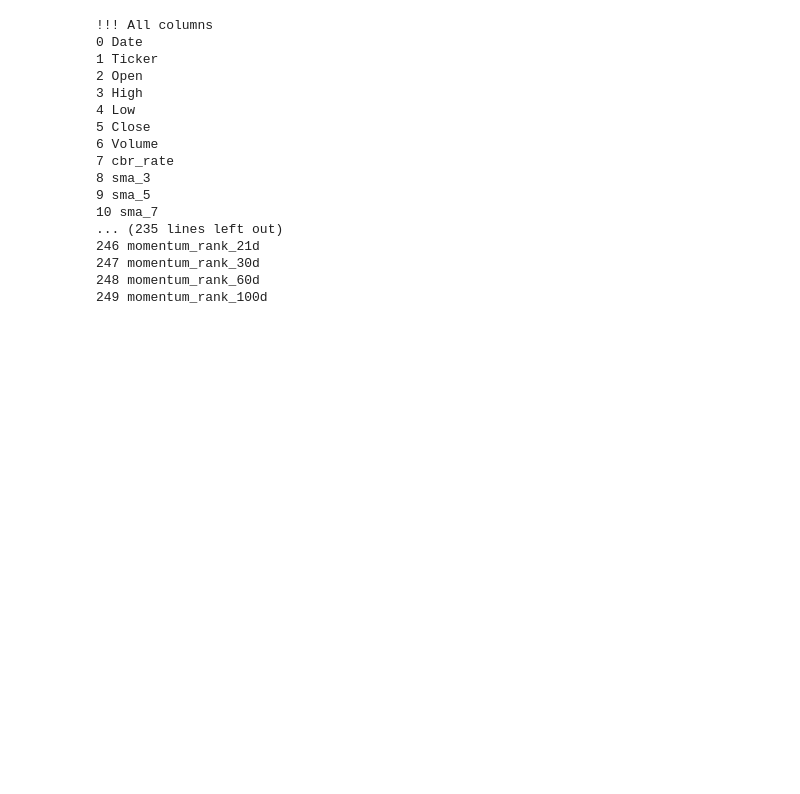
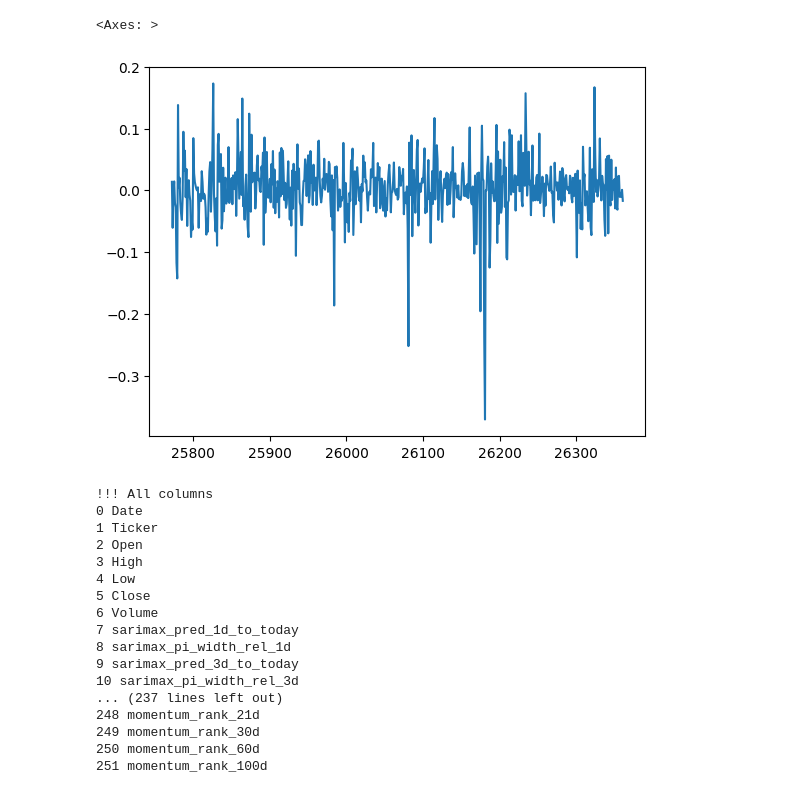
Before and after one commit to beilak/trading-ml-modeling, a Jupyter notebook: modeling/3.feature_engineering.ipynb, the cells around one changed output. Drawn from its saved outputs; the diff is of its cells as text; code cells hidden in the pictures; blank space fills up the shorter version.

```diff
--- a/modeling/3.feature_engineering.ipynb
+++ b/modeling/3.feature_engineering.ipynb
@@ -509,7 +708,20 @@ split_map = load_split_map(split_map_filename)
 # --- ШАГ 2: Добавление признаков ---
 # tqdm.pandas(desc="Расчет индикаторов")
 # data_with_features = add_features(raw_data)
-data_with_features = add_features_extended(raw_data, split_map)
+
+
+
+
+data_with_features = add_sarimax_features(
+    raw_data,
+    target_col="Close",
+    order=(1,1,1),
+    seasonal_order=(0,0,0,0),
+    horizons=(1,3,5),
+    max_train_size=252*1  # 1 года для обучения
+)
+
+data_with_features = add_features_extended(data_with_features, split_map)
 
 
 
@@ -624,7 +821,12 @@ data_with_features
+# %%
+final_df[final_df.Ticker == "SBER"]["Close"].pct_change().plot()
+# %% [output]
+<Axes: >
+[figure, added]
 # %%
 print("!!! All columns")
 
-for i, name in enumerate(data_with_features.columns):
+for i, name in enumerate(final_df.columns):
     print(i, name)
 # %% [output]
 !!! All columns
@@ -635,15 +837,15 @@ for i, name in enumerate(data_with_features.columns):
 4 Low
 5 Close
 6 Volume
-7 cbr_rate
-8 sma_3
-9 sma_5
-10 sma_7
-... (235 lines left out)
-246 momentum_rank_21d
-247 momentum_rank_30d
-248 momentum_rank_60d
-249 momentum_rank_100d
+7 sarimax_pred_1d_to_today
+8 sarimax_pi_width_rel_1d
+9 sarimax_pred_3d_to_today
+10 sarimax_pi_width_rel_3d
+... (237 lines left out)
+248 momentum_rank_21d
+249 momentum_rank_30d
+250 momentum_rank_60d
+251 momentum_rank_100d
 # %%
 data_with_features[[
     "Date",
```
Also changed, not shown: parts of 5 cells of this notebook, 18 other files.
